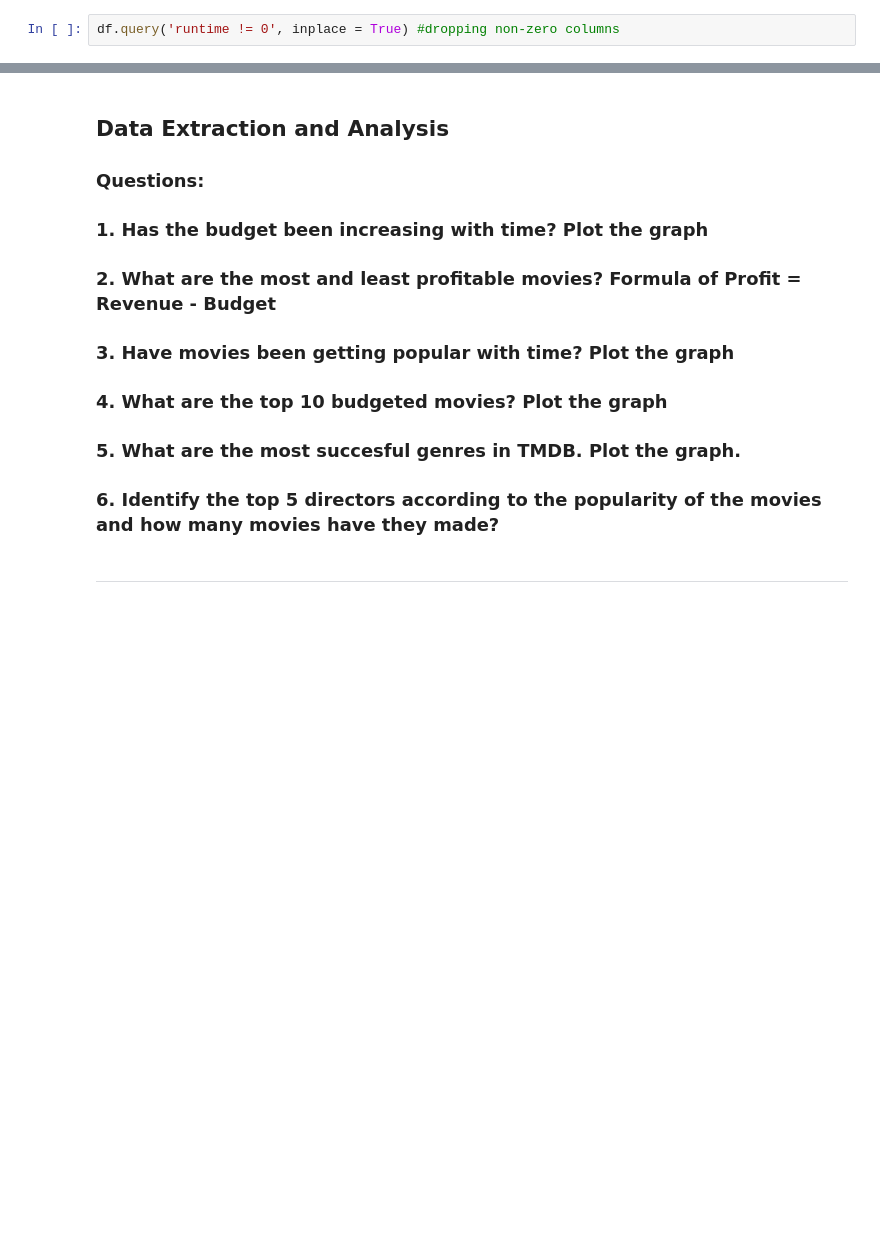
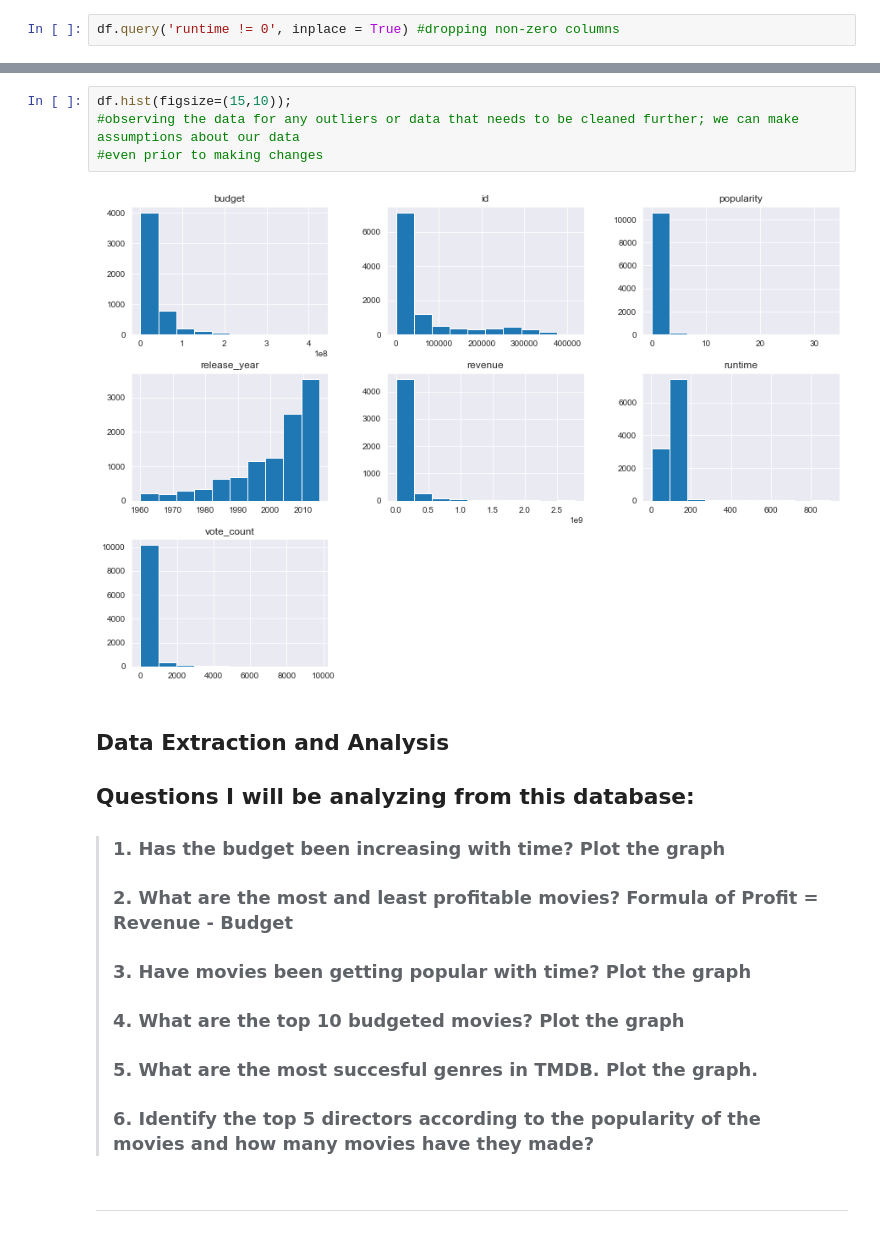
Before and after one commit to DNandipati/Investigating-a-Movie-Database, a Jupyter notebook: Project2_Complete.ipynb, the cells around one changed output, grey strips where cells are left out. Saved outputs shown, nothing was run; the diff lists cells and outputs as text; blank space fills up the shorter version.

Commit message:
style: final edits to notebook Making style changes to the notebook and making sure that all the code is working fine

```diff
--- a/Project2_Complete.ipynb
+++ b/Project2_Complete.ipynb
@@ -242,16 +270,22 @@ df.describe() #problems have been rectified
 | 50% | 20391.000000 | 0.386180 | 1.700000e+07 | 3.187604e+07 | 99.000000 | 39.000000 | 2006.000000 |
 | 75% | 74424.000000 | 0.719086 | 4.000000e+07 | 9.997431e+07 | 112.000000 | 147.500000 | 2011.000000 |
 | max | 417859.000000 | 32.985763 | 4.250000e+08 | 2.781506e+09 | 900.000000 | 9767.000000 | 2015.000000 |
+# %%
+df.hist(figsize=(15,10));
+#observing the data for any outliers or data that needs to be cleaned further; we can make assumptions about our data
+#even prior to making changes
+# %% [output]
+[figure, added]
 # %% [markdown]
 ## Data Extraction and Analysis
 
-### Questions:
-### 1. Has the budget been increasing with time? Plot the graph
-### 2. What are the most and least profitable movies? Formula of Profit = Revenue - Budget
-### 3. Have movies been getting popular with time? Plot the graph
-### 4. What are the top 10 budgeted movies? Plot the graph
-### 5. What are the most succesful genres in TMDB. Plot the graph.
-### 6. Identify the top 5 directors according to the popularity of the movies and how many movies have they made?
+## Questions I will be analyzing from this database:
+>### 1. Has the budget been increasing with time? Plot the graph
+>### 2. What are the most and least profitable movies? Formula of Profit = Revenue - Budget
+>### 3. Have movies been getting popular with time? Plot the graph
+>### 4. What are the top 10 budgeted movies? Plot the graph
+>### 5. What are the most succesful genres in TMDB. Plot the graph.
+>### 6. Identify the top 5 directors according to the popularity of the movies and how many movies have they made?
 # %% [markdown]
 ---
 # %% [markdown]
```
Also changed, not shown: parts of 16 cells of this notebook.
